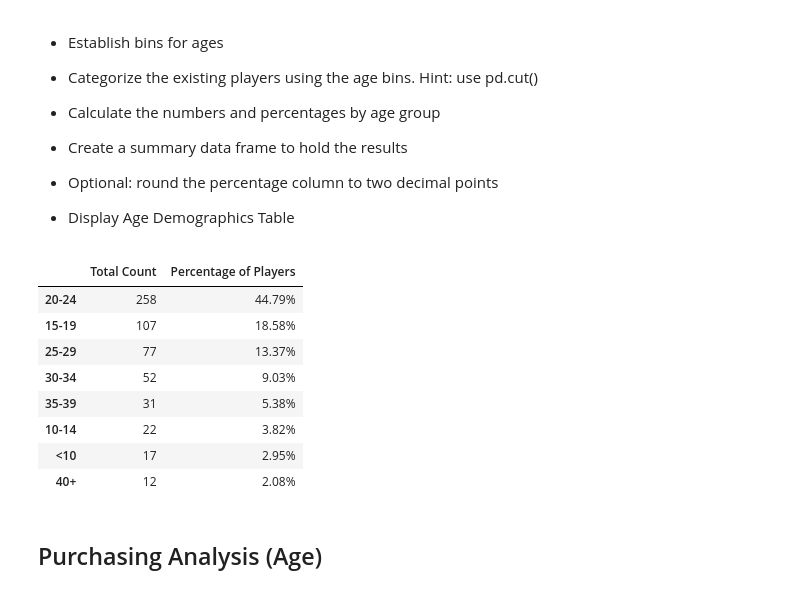
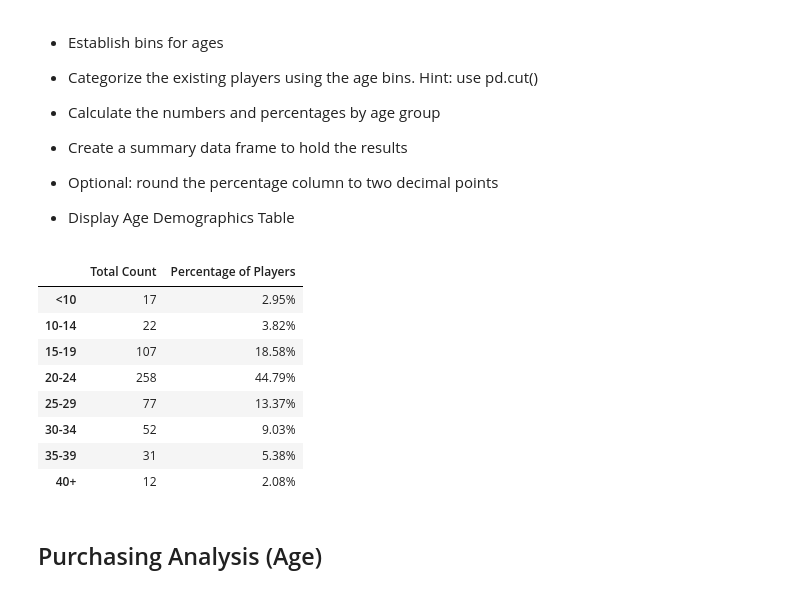
Before and after one commit to againzer/PandaChallenge, a Jupyter notebook: HeroesOfPymoli/HeroesOfPymoli_gainer.ipynb, the cells around one changed output. Drawn from its saved outputs; the diff is of its cells as text; code cells hidden in the pictures.

```diff
--- a/HeroesOfPymoli/HeroesOfPymoli_gainer.ipynb
+++ b/HeroesOfPymoli/HeroesOfPymoli_gainer.ipynb
@@ -166,40 +166,38 @@ purch_anal
 # %%
 #create bins
 bins = [0,9.9,14,19,24,29,34,39,100]
 bin_names = ["<10","10-14","15-19","20-24","25-29","30-34","35-39","40+"]
 #copy of original dataframe
 age_demo = purchase_data.copy()
 #create age category
 age_demo["Total Count"] = pd.cut(purchase_data["Age"], bins, labels = bin_names, include_lowest = True)
 
 #drop columns
 age_demo = age_demo.drop(["Purchase ID","Age","Item ID","Gender","Item Name", "Price"],axis = 1)
 
 #drop duplicates
 age_demo = age_demo.drop_duplicates()
 
 age_demo_total = age_demo["Total Count"].value_counts()
 
 age_demo_df = pd.DataFrame(age_demo_total)
 
 age_demo_df["Percentage of Players"] = (age_demo_df["Total Count"] / total_players)*100
 
 age_demo_df["Percentage of Players"] = age_demo_df["Percentage of Players"].map("{:.2f}%".format)
 
-#####age_demo_df.sort_index()
+age_demo_df.sort_index(inplace = True)
 
 age_demo_df
-
-##### how do I get it to sort by index without putting 10 at the bottom
 # %% [output]
 |  | Total Count | Percentage of Players |
+| <10 | 17 | 2.95% |
+| 10-14 | 22 | 3.82% |
+| 15-19 | 107 | 18.58% |
 | 20-24 | 258 | 44.79% |
-| 15-19 | 107 | 18.58% |
 | 25-29 | 77 | 13.37% |
 | 30-34 | 52 | 9.03% |
 | 35-39 | 31 | 5.38% |
-| 10-14 | 22 | 3.82% |
-| <10 | 17 | 2.95% |
 | 40+ | 12 | 2.08% |
 # %% [markdown]
 ## Purchasing Analysis (Age)
```
Also changed, not shown: 1 other file.
